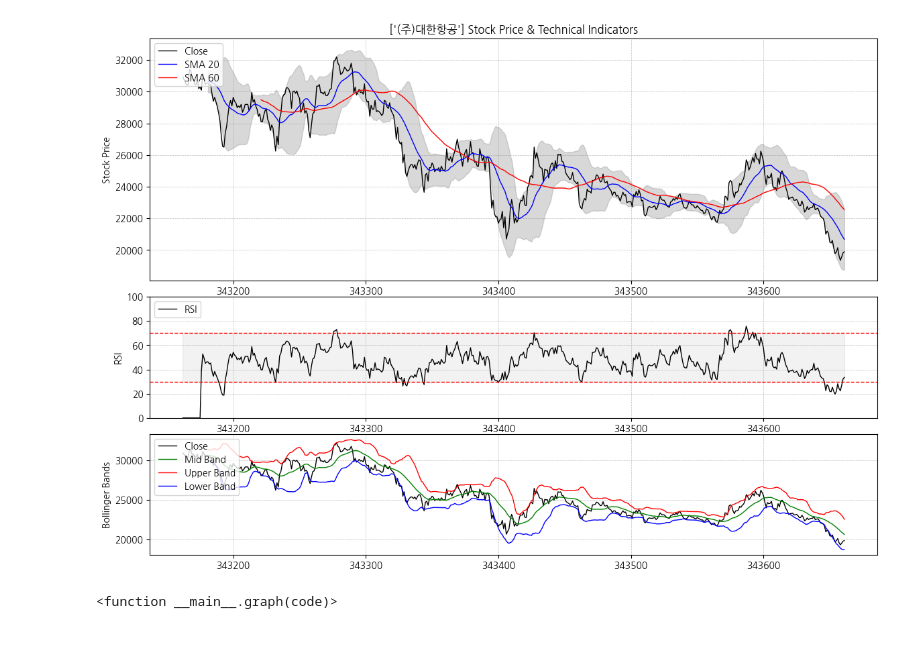
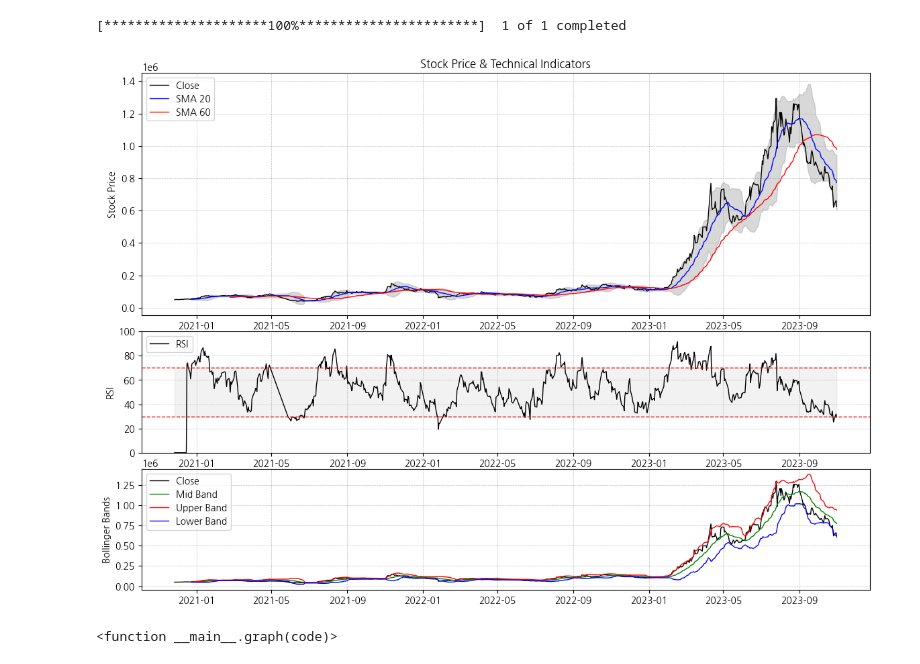
Before and after one commit to Il1Il1IllI1I/Alpha_invest, a Jupyter notebook: stock copy.ipynb, the cells around one changed output. Cells and saved outputs as stored; diff of their text form; code cells hidden in the pictures.

```diff
--- a/stock copy.ipynb
+++ b/stock copy.ipynb
@@ -8,15 +8,15 @@ def graph(code):
     import pandas as pd
 
     # 데이터 다운로드
-    # stock_data = yf.download('229200.KS')
-    data = pd.read_csv('price_ver_final.csv')
-    data['종목코드'] = data['종목코드'].astype(str).str.zfill(6)
-    stock_data = data[data['종목코드']==code]
-    name = pd.read_csv('fs_ver_3.0.csv')
-    name['티커'] = name['티커'].astype(str).str.zfill(6)
-    code_name = name[name['티커']==code]['회사명'].unique()
+    stock_data = yf.download('086520.KQ')
+    # data = pd.read_csv('price_ver_final.csv')///
+    # data['종목코드'] = data['종목코드'].astype(str).str.zfill(6)
+    # stock_data = data[data['종목코드']==code]
+    # name = pd.read_csv('fs_ver_3.0.csv')
+    # name['티커'] = name['티커'].astype(str).str.zfill(6)
+    # code_name = name[name['티커']==code]['회사명'].unique()
     # 최근 500일 데이터만 가져오기 (복사본 생성)
-    stock_data = stock_data.tail(500).copy()
+    stock_data = stock_data.tail(700).copy()
 
     import matplotlib.font_manager
     import matplotlib as mpl
@@ -47,7 +47,7 @@ def graph(code):
     ax1.plot(stock_data.index, stock_data['SMA_20'], label='SMA 20', color='blue', lw=1)
     ax1.plot(stock_data.index, stock_data['SMA_60'], label='SMA 60', color='red', lw=1)
     ax1.fill_between(stock_data.index, lower_2sd, upper_2sd, color='grey', alpha=0.3)
-    ax1.set_title(f'{code_name} Stock Price & Technical Indicators')
+    ax1.set_title(f'Stock Price & Technical Indicators')
     ax1.set_ylabel('Stock Price')
     ax1.legend(loc='upper left')
     ax1.grid(True, color='grey', linestyle='--', linewidth=0.5, alpha=0.5)
@@ -75,10 +75,11 @@ def graph(code):
 
     plt.tight_layout()
     plt.show()
-# %%
-graph('003490')
-# %% [output]
-[figure, removed]
+# %%
+graph('086520.KQ')
+# %% [output]
+[*********************100%***********************]  1 of 1 completed
+[figure, added]
 # %%
 import talib
 import matplotlib.pyplot as plt
```
Also changed, not shown: 2 other files.
